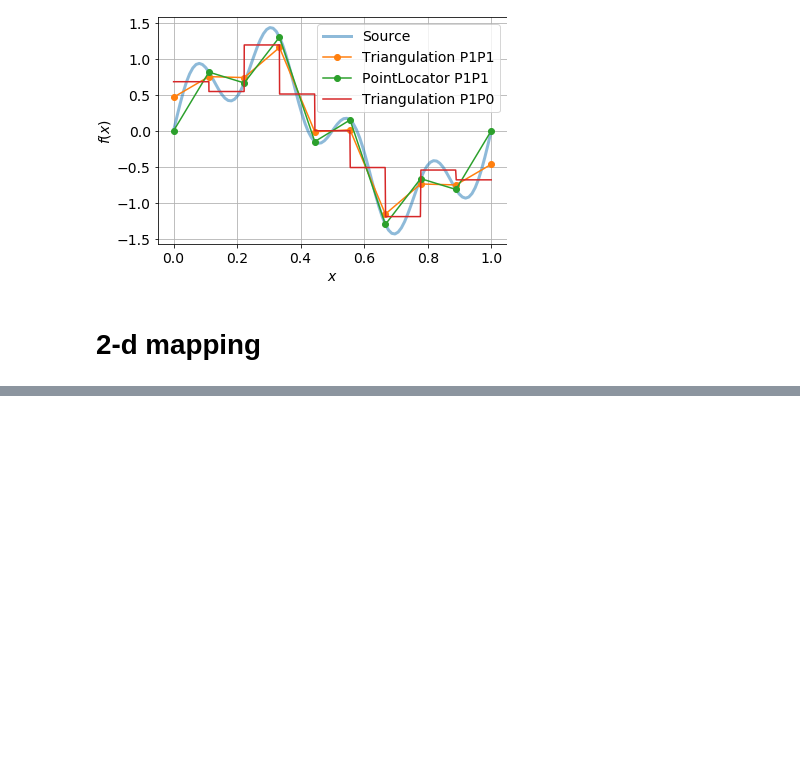
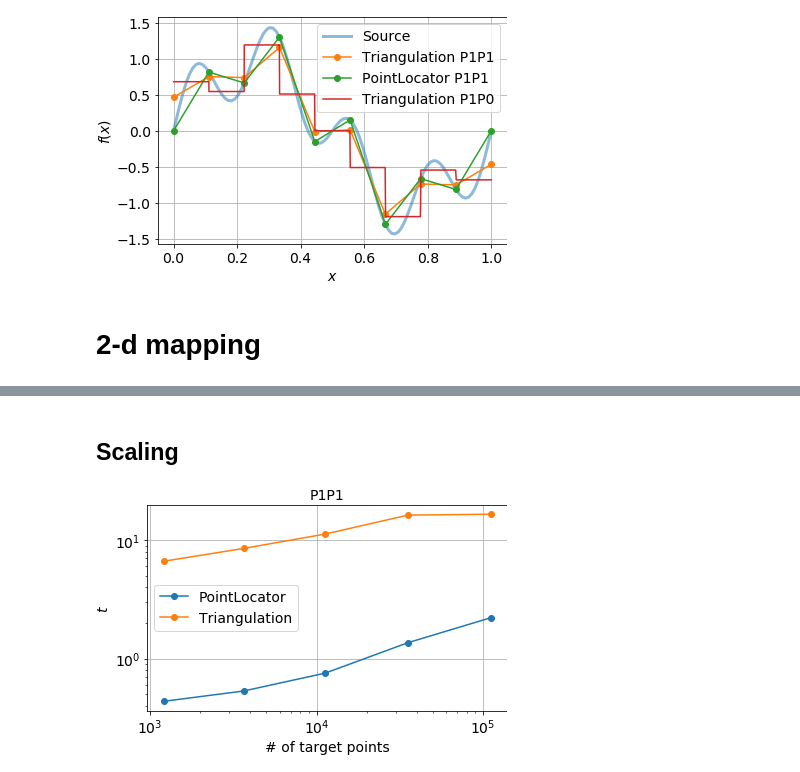
Before and after one commit to tianyikillua/pymapping, a Jupyter notebook: examples/mapping.ipynb, the cells around one changed output, grey strips where cells are left out. Drawn from its saved outputs; the diff is of its cells as text; code cells hidden in the pictures; blank space fills up the shorter version.

```diff
--- a/examples/mapping.ipynb
+++ b/examples/mapping.ipynb
@@ -124,0 +134,35 @@ plt.savefig("mapping_2d.png", dpi=300)
+# %% [markdown]
+## Scaling
+# %%
+def mapping_time(mesh_source, mesh_target, method="P1P1", intersection_type="PointLocator"):
+    f = 2 * np.sin(mesh_source.points[:, 0]) + mesh_source.points[:, 1]
+    mesh_source.point_data = {"f(x)": f}
+    remap = pymapping.Remapper(verbose=False)
+    t = time.time()
+    remap.prepare(mesh_source, mesh_target, method=method, intersection_type=intersection_type)
+    res = remap.transfer("f(x)")
+    return time.time() - t
+
+# Fix source mesh and vary target mesh
+mesh_source = mesh_TUB(0.001)
+h_target = np.logspace(-3, -2, 5)
+npoints_target = np.zeros(len(h_target))
+t = np.zeros(len(h_target))
+
+method = "P1P1"
+for intersection_type in ["PointLocator", "Triangulation"]:
+    for i in range(len(h_target)):
+#         print(f"Working on {intersection_type} with h = {h_target[i]}")
+        mesh_target = mesh_TUB(h_target[i])
+        npoints_target[i] = len(mesh_target.points)
+        t[i] = mapping_time(mesh_source, mesh_target, intersection_type=intersection_type)
+    plt.loglog(npoints_target, t, "-o", label=intersection_type)
+
+plt.legend()
+plt.grid()
+plt.xlabel("# of target points")
+plt.ylabel("$t$")
+plt.title(method)
+plt.tight_layout()
+# %% [output]
+[figure, added]
```
Also changed, not shown: parts of 3 cells of this notebook, 5 other files.
